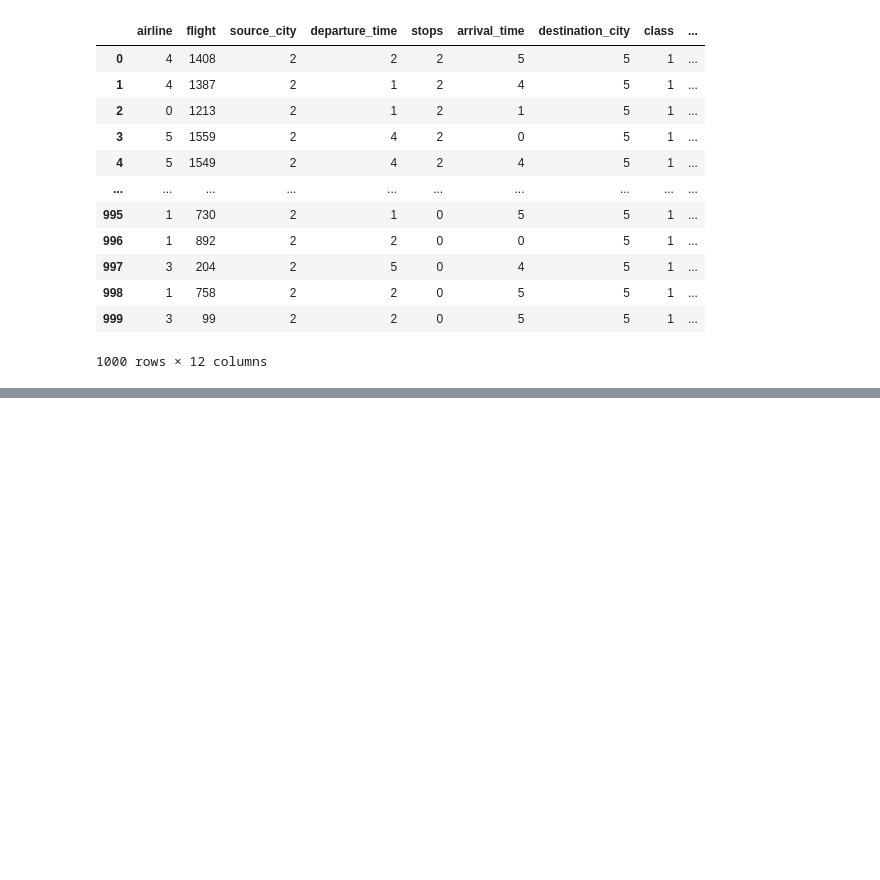
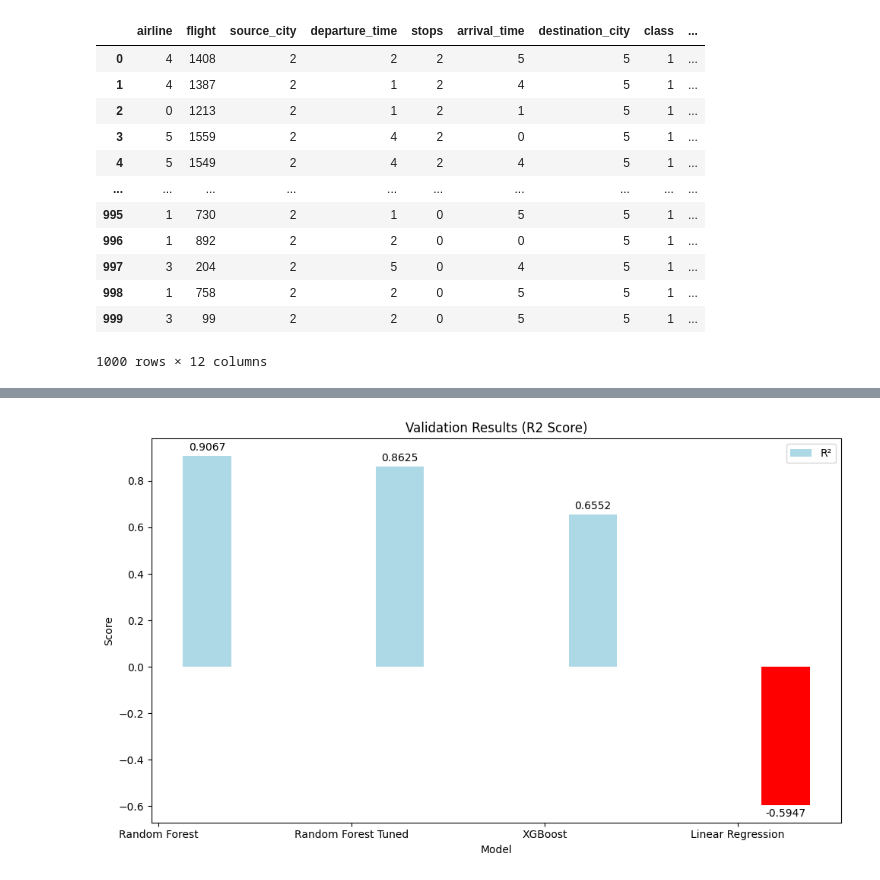
Before and after one commit to mohan0907-lab/project, a Jupyter notebook: Data_Science_Project.ipynb, the cells around one changed output, grey strips where cells are left out. Drawn from its saved outputs; the diff is of its cells as text; code cells hidden in the pictures; blank space fills up the shorter version.

```diff
--- a/Data_Science_Project.ipynb
+++ b/Data_Science_Project.ipynb
@@ -559,34 +578,36 @@ import matplotlib.pyplot as plt
 import numpy as np
 
 # Data
-model_names = ['Random Forest', 'XGBoost', 'Linear Regression']
-mse = [0.0001, 0.0005, 0.0025]
-r2 = [0.9067, 0.6552, -0.5947]
+model_names = ['Random Forest','Random Forest Tuned', 'XGBoost', 'Linear Regression']
+mse = [0.0001, 0.0002, 0.0005, 0.0025]
+r2 = [0.9067, 0.8625, 0.6552, -0.5947]
 
 # Bar settings
 x = np.arange(len(model_names))  # label locations
 width = 0.25  # width of each bar
 
 # Plot
 fig, ax = plt.subplots(figsize=(10, 6))
 
 # Define colors for each bar
-colors = ['lightblue', 'lightblue', 'red']
+colors = ['lightblue', 'lightblue','lightblue','red']
 bars3 = ax.bar(x + width, r2, width, label='R²', color = colors)
 
 ax.bar_label(bars3, fmt='%.4f', padding=3)
 
 
 
 # Labels and title
 ax.set_xlabel('Model')
 ax.set_ylabel('Score')
 ax.set_title('Validation Results (R2 Score)')
 ax.set_xticks(x)
 ax.set_xticklabels(model_names)
 ax.legend()
 
 
 # Layout
 plt.tight_layout()
 plt.show()
+# %% [output]
+[figure, added]
```
Also changed, not shown: parts of 6 cells of this notebook.
